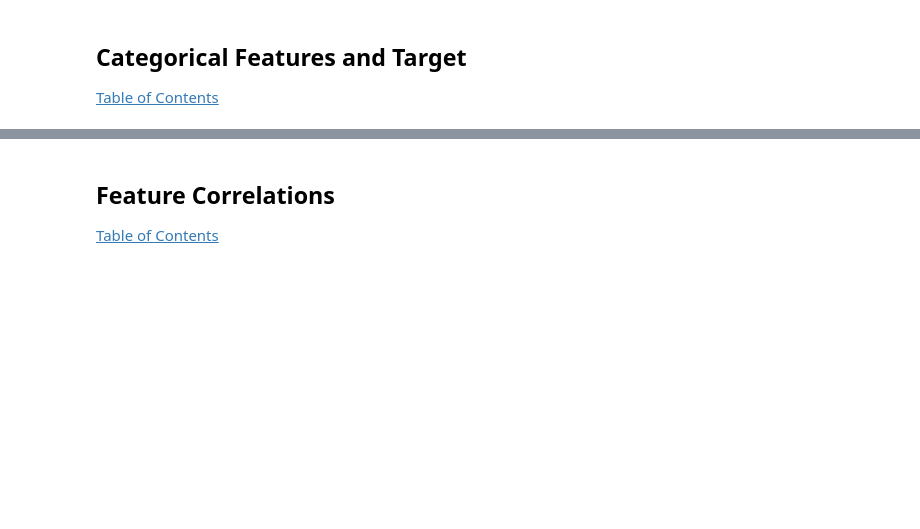
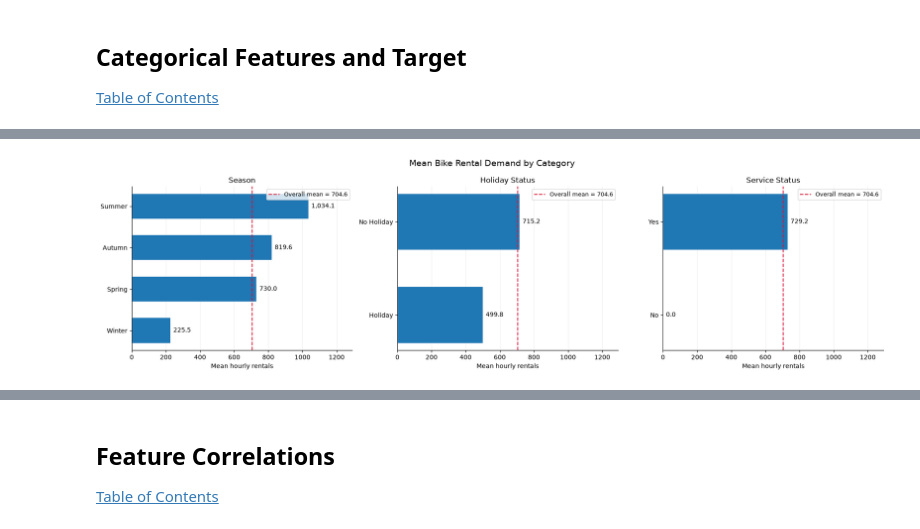
Before and after one commit to Vatman30000/Project_Practicum_team_13, a Jupyter notebook: notebooks/eda.ipynb, the cells around one changed output, grey strips where cells are left out. Cells and saved outputs as stored; diff of their text form; code cells hidden in the pictures; blank space fills up the shorter version.

```diff
--- a/notebooks/eda.ipynb
+++ b/notebooks/eda.ipynb
@@ -836,0 +956,81 @@ functioning_day
+# %%
+CAT_COLS = ["seasons", "holiday", "functioning_day"]
+TARGET_COL = "rented_bike_count"
+TITLES = {
+    "seasons": "Season",
+    "holiday": "Holiday Status",
+    "functioning_day": "Service Status",
+}
+
+
+def compute_category_stats(df, cat_cols=CAT_COLS, target_col=TARGET_COL):
+    stats = {}
+    for col in cat_cols:
+        s = (
+            df.groupby(col, observed=True)[target_col]
+              .agg(n="size", mean="mean", median="median", std="std")
+        )
+        s["share_pct"] = s["n"] / len(df) * 100
+        stats[col] = s
+    return stats
+
+
+def plot_category_means(category_stats, baseline,
+                        titles=TITLES, cat_cols=CAT_COLS):
+    fig, axes = plt.subplots(1, len(cat_cols),
+                             figsize=(6 * len(cat_cols), 5), sharex=True)
+    x_max = max(
+        max(s["mean"].max() for s in category_stats.values()),
+        baseline,
+    ) * 1.25
+
+    for ax, col in zip(axes, cat_cols):
+        means = category_stats[col]["mean"].dropna().sort_values(ascending=False)
+        positions = np.arange(len(means))
+
+        bars = ax.barh(positions, means.to_numpy(), color="tab:blue", height=0.6)
+        ax.set_yticks(positions)
+        ax.set_yticklabels(means.index.astype(str))
+        ax.invert_yaxis()
+        ax.axvline(baseline, color="crimson", linestyle="--", linewidth=1.5,
+                   label=f"Overall mean = {baseline:,.1f}")
+        ax.bar_label(bars, labels=[f"{v:,.1f}" for v in means],
+                     padding=5, fontsize=10)
+
+        ax.set_title(titles[col], fontsize=12)
+        ax.set_xlabel("Mean hourly rentals")
+        ax.set_xlim(0, x_max)
+        ax.grid(axis="x", alpha=0.2)
+        ax.set_axisbelow(True)
+        ax.legend(loc="upper right", fontsize=9)
+        ax.spines["top"].set_visible(False)
+        ax.spines["right"].set_visible(False)
+
+    fig.suptitle("Mean Bike Rental Demand by Category", fontsize=14)
+    fig.tight_layout()
+    plt.show()
+
+
+def check_service_downtime(df, col="functioning_day", target_col=TARGET_COL):
+    non_func = df.loc[df[col].eq("No"), target_col]
+    print("\nSERVICE DOWNTIME CHECK")
+    print(f"Нерабочих часов: {len(non_func):,}")
+    print(f"Из них с нулевыми арендами: {non_func.eq(0).sum():,}")
+    print(f"Из них с пропущенным таргетом: {non_func.isna().sum():,}")
+    if not non_func.empty and non_func.notna().all() and non_func.eq(0).all():
+        print("Во всех наблюдаемых нерабочих часах количество аренд равно 0.")
+    return non_func
+
+
+# ---- основной скрипт ----
+baseline = df[TARGET_COL].mean()
+category_stats = compute_category_stats(df)
+
+plot_category_means(category_stats, baseline)
+check_service_downtime(df)
+
+for col, stats in category_stats.items():
+    print(f"\n{col}")
+    display(stats.round(2))
+# %% [output]
+[figure, added]
```
Also changed, not shown: parts of 54 cells of this notebook.
